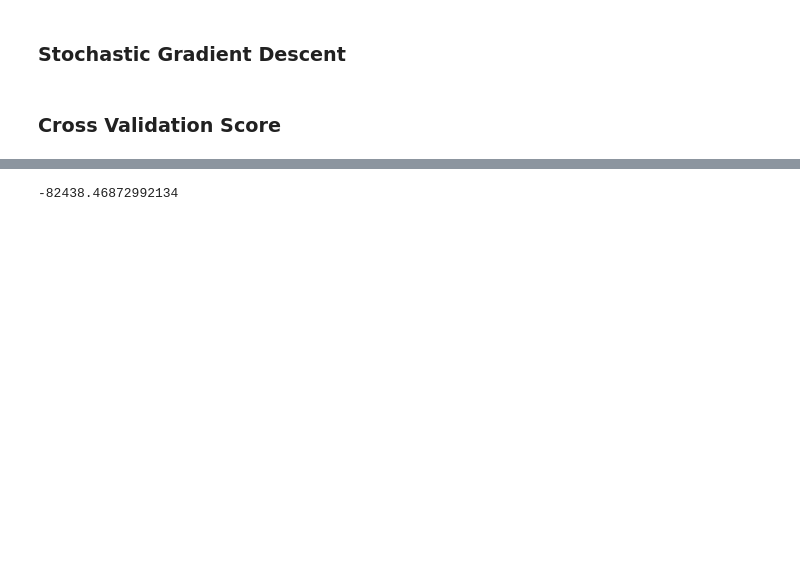
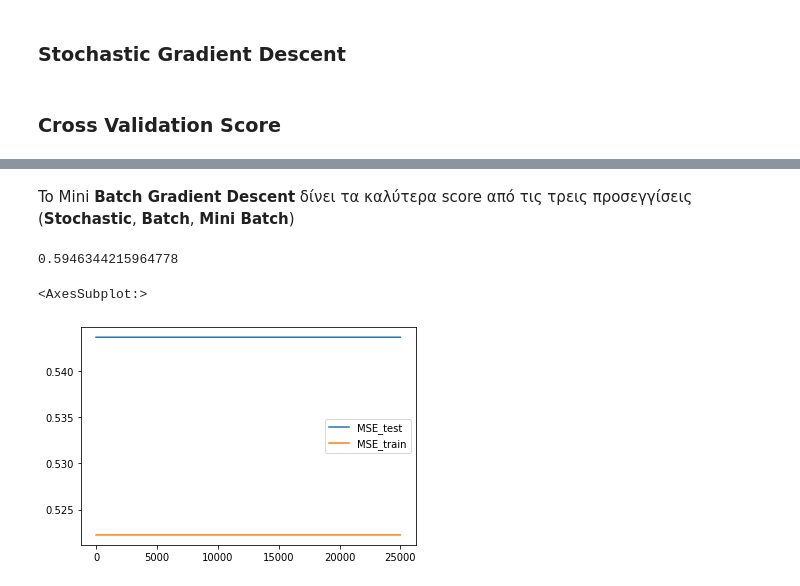
Before and after one commit to VasilisPoul/ys19-1, a Jupyter notebook: task_2.ipynb, the cells around one changed output, grey strips where cells are left out. Saved outputs shown, nothing was run; the diff lists cells and outputs as text; code cells hidden in the pictures; blank space fills up the shorter version.

```diff
--- a/task_2.ipynb
+++ b/task_2.ipynb
@@ -92,7 +101,7 @@ def cost(X, y, theta):
     return J[0]
 
 # function to perform mini-batch gradient descent
-def gradientDescent(X, y, learning_rate = 0.1, steps=1000):
+def gradientDescent(X, y, learning_rate = 0.01, steps=1000):
     X = np.c_[ X, np.ones(X.shape[0]) ] #add a column of ones to X for the bias term
     theta = np.zeros((X.shape[1], 1)) #create inital weights w0, w1..wd
     error_list = []
@@ -103,6 +112,4 @@ def gradientDescent(X, y, learning_rate = 0.1, steps=1000):
     return theta, error_list
 
 theta, errors = gradientDescent(X_train, y_train)
-# cost_ = cost(X_train, y_train, theta)
 y_pred = predict(X_test, theta)
-theta
@@ -145,11 +146,9 @@ def cost(X, y, theta):
     J /= X.shape[0]
     return J[0]
 
-# function to create a list containing mini-batches
 def create_mini_batches(X, y, batch_size):
     mini_batches = []
     data = np.hstack((X, y))
-    # print(data.shape[0])
     np.random.shuffle(data)
     n_minibatches = data.shape[0] // batch_size
     i = 0
@@ -167,20 +166,16 @@ def create_mini_batches(X, y, batch_size):
     return mini_batches
 
 # function to perform mini-batch gradient descent
-def gradientDescent(X, y, learning_rate = 0.1, steps=1000, mini_batch_size=12):
+def gradientDescent(X, y, learning_rate = 0.01, steps=1000, mini_batch_size=500):
     X = np.c_[ X, np.ones(X.shape[0]) ] #add a column of ones to X for the bias term
     theta = np.zeros((X.shape[1], 1)) #create inital weights w0, w1..wd
     error_list = []
     counter = 1
     for s in range(steps):
       mini_batches = create_mini_batches(X, y, mini_batch_size)
-      # print(counter)
       for mini_batch in mini_batches:
         X_mini, y_mini = mini_batch
         theta = theta - learning_rate * gradient(X_mini, y_mini, theta)
         error_list.append(cost(X_mini, y_mini, theta)) #useful for plotting changes when using different batch sizes
       counter+=1
     return theta, error_list
-
-theta, errors = gradientDescent(X_train, y_train)
-y_pred = predict(X_test, theta)
@@ -187,4 +185,18 @@ y_pred = predict(X_test, theta)
+# %% [markdown]
+To Mini **Batch Gradient Descent** δίνει τα καλύτερα score από τις τρεις προσεγγίσεις (**Stochastic**, **Batch**, **Mini Batch**)
 # %%
 r2_score(y_test,y_pred)
 # %% [output]
--82438.46872992134
+0.5946344215964778
+# %%
+plot_data = {
+    'cost': errors,
+    'MSE_test' : mean_squared_error(y_test, y_pred),
+    'MSE_train' : mean_squared_error(y_train, predict(X_train, theta))
+}
+# %%
+df = pd.DataFrame(plot_data, columns = ['cost', 'MSE_test', 'MSE_train'])
+df.plot()
+# %% [output]
+<AxesSubplot:>
+[figure, added]
```
Also changed, not shown: parts of 18 cells of this notebook.
